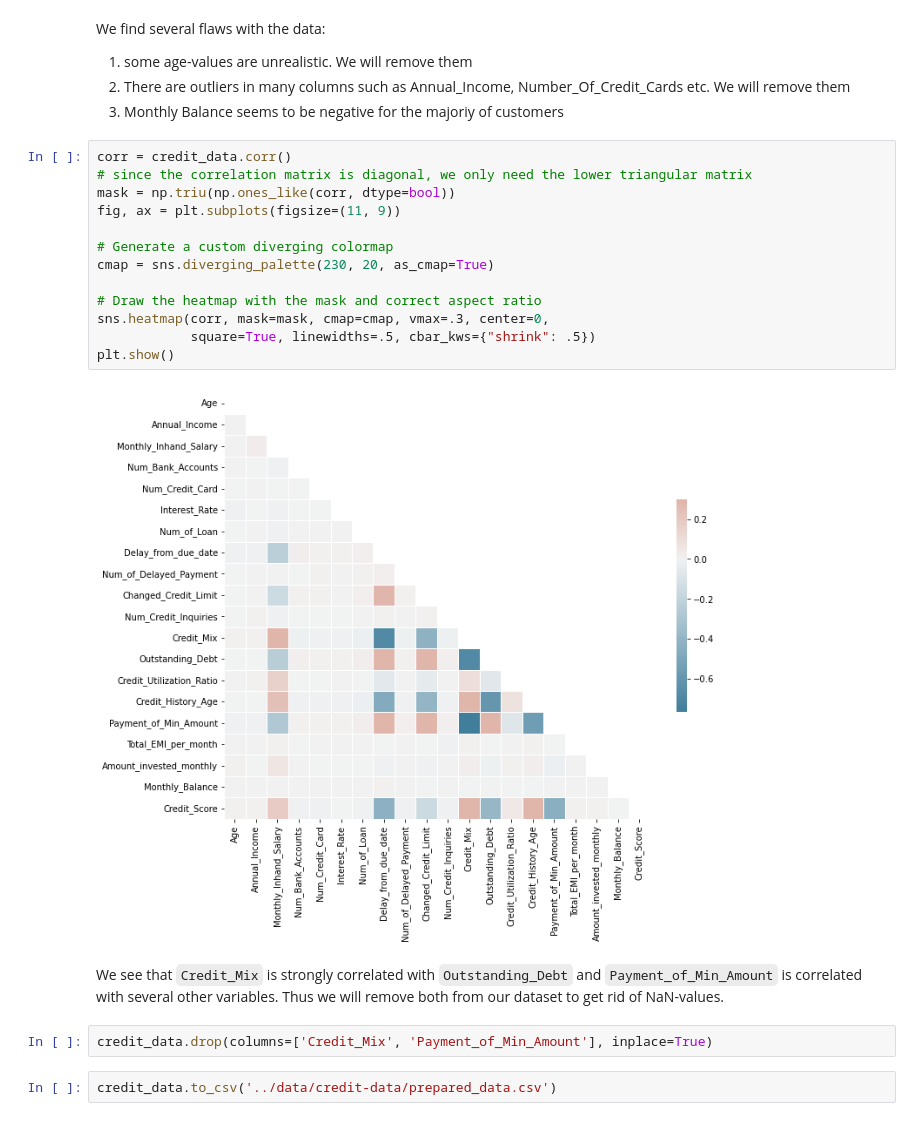
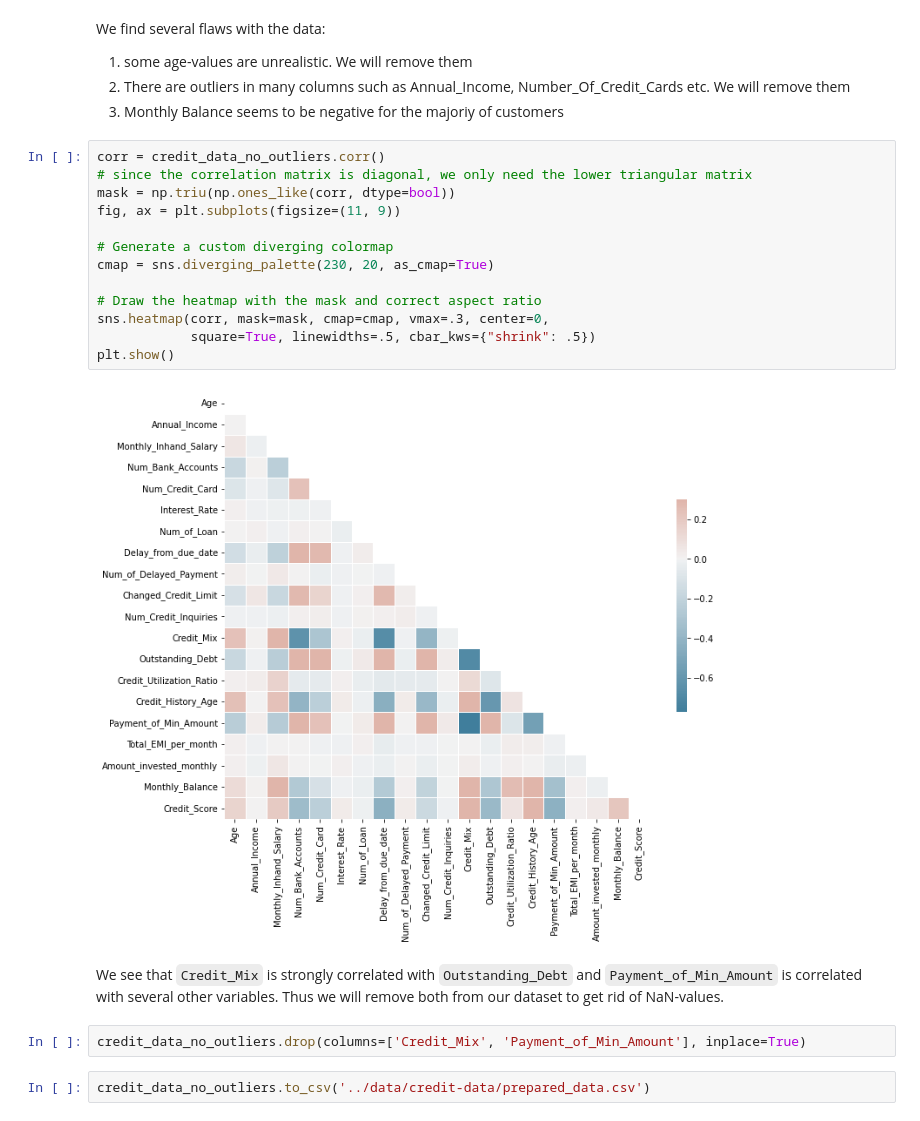
Before and after one commit to J0nasSeng/MLDL-Workshop, a Jupyter notebook: notebooks/data-cleaning.ipynb, the cells around one changed output. Cells and saved outputs as stored; diff of their text form.

```diff
--- a/notebooks/data-cleaning.ipynb
+++ b/notebooks/data-cleaning.ipynb
@@ -776,23 +776,23 @@ We find several flaws with the data:
 2. There are outliers in many columns such as Annual_Income, Number_Of_Credit_Cards etc. We will remove them
 3. Monthly Balance seems to be negative for the majoriy of customers
 # %%
-corr = credit_data.corr()
+corr = credit_data_no_outliers.corr()
 # since the correlation matrix is diagonal, we only need the lower triangular matrix
 mask = np.triu(np.ones_like(corr, dtype=bool))
 fig, ax = plt.subplots(figsize=(11, 9))
 
 # Generate a custom diverging colormap
 cmap = sns.diverging_palette(230, 20, as_cmap=True)
 
 # Draw the heatmap with the mask and correct aspect ratio
 sns.heatmap(corr, mask=mask, cmap=cmap, vmax=.3, center=0,
             square=True, linewidths=.5, cbar_kws={"shrink": .5})
 plt.show()
 # %% [output]
-[figure, old version]
+[figure, new version]
 # %% [markdown]
 We see that `Credit_Mix` is strongly correlated with `Outstanding_Debt` and `Payment_of_Min_Amount` is correlated with several other variables. Thus we will remove both from our dataset to get rid of NaN-values.
 # %%
-credit_data.drop(columns=['Credit_Mix', 'Payment_of_Min_Amount'], inplace=True)
+credit_data_no_outliers.drop(columns=['Credit_Mix', 'Payment_of_Min_Amount'], inplace=True)
 # %%
-credit_data.to_csv('../data/credit-data/prepared_data.csv')
+credit_data_no_outliers.to_csv('../data/credit-data/prepared_data.csv')
```
Also changed, not shown: parts of 2 cells of this notebook, 6 other files.
